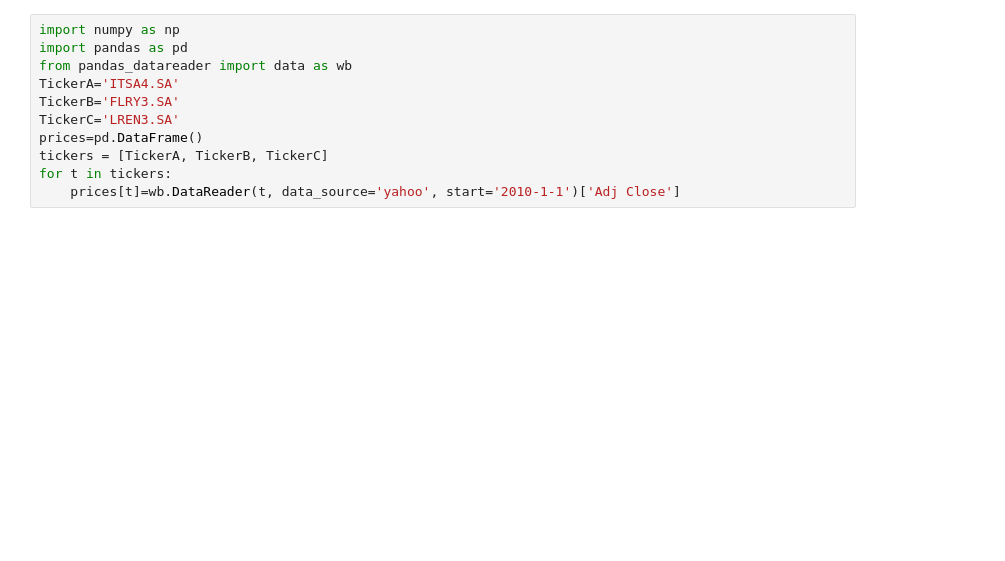
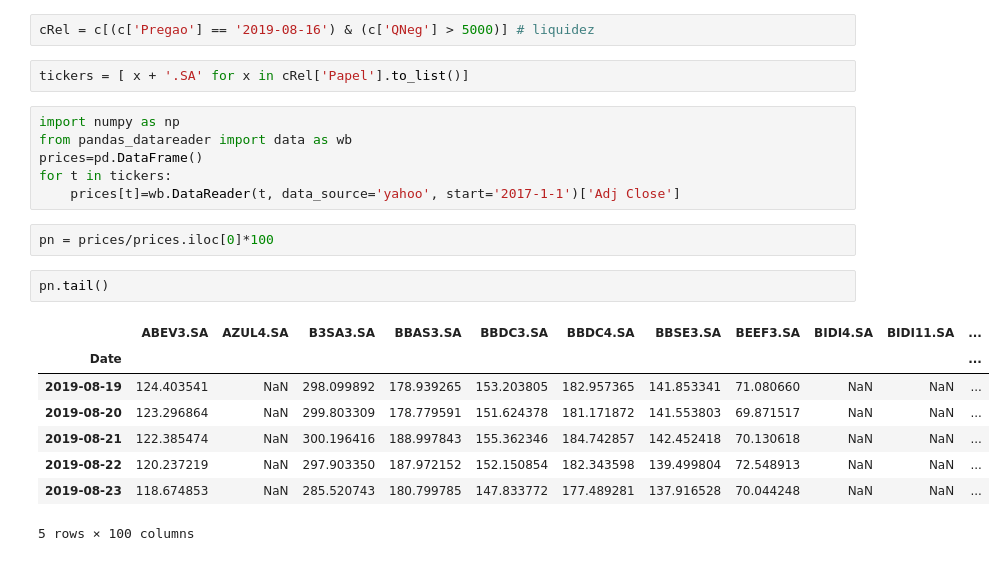
Before and after one commit to mauricionoris/ohlc, a Jupyter notebook: reading.ipynb, the cells around one changed output. Drawn from its saved outputs; the diff is of its cells as text; blank space fills up the shorter version.

```diff
--- a/reading.ipynb
+++ b/reading.ipynb
@@ -1,12 +28,24 @@
+# %%
+cRel = c[(c['Pregao'] == '2019-08-16') & (c['QNeg'] > 5000)] # liquidez
+# %%
+tickers = [ x + '.SA' for x in cRel['Papel'].to_list()]
 # %%
 import numpy as np
-import pandas as pd
 from pandas_datareader import data as wb
-TickerA='ITSA4.SA'
-TickerB='FLRY3.SA'
-TickerC='LREN3.SA'
 prices=pd.DataFrame()
-tickers = [TickerA, TickerB, TickerC]
 for t in tickers:
-    prices[t]=wb.DataReader(t, data_source='yahoo', start='2010-1-1')['Adj Close']
+    prices[t]=wb.DataReader(t, data_source='yahoo', start='2017-1-1')['Adj Close']
+# %%
+pn = prices/prices.iloc[0]*100
+# %%
+pn.tail()
+# %% [output]
+|  | ABEV3.SA | AZUL4.SA | B3SA3.SA | BBAS3.SA | BBDC3.SA | BBDC4.SA | BBSE3.SA | BEEF3.SA | BIDI4.SA | BIDI11.SA | ... |
+| Date |  |  |  |  |  |  |  |  |  |  | ... |
+| 2019-08-19 | 124.403541 | NaN | 298.099892 | 178.939265 | 153.203805 | 182.957365 | 141.853341 | 71.080660 | NaN | NaN | ... |
+| 2019-08-20 | 123.296864 | NaN | 299.803309 | 178.779591 | 151.624378 | 181.171872 | 141.553803 | 69.871517 | NaN | NaN | ... |
+| 2019-08-21 | 122.385474 | NaN | 300.196416 | 188.997843 | 155.362346 | 184.742857 | 142.452418 | 70.130618 | NaN | NaN | ... |
+| 2019-08-22 | 120.237219 | NaN | 297.903350 | 187.972152 | 152.150854 | 182.343598 | 139.499804 | 72.548913 | NaN | NaN | ... |
+| 2019-08-23 | 118.674853 | NaN | 285.520743 | 180.799785 | 147.833772 | 177.489281 | 137.916528 | 70.044248 | NaN | NaN | ... |
+5 rows × 100 columns
 # %%
```
Also changed, not shown: parts of 18 cells of this notebook, 3 other files.
